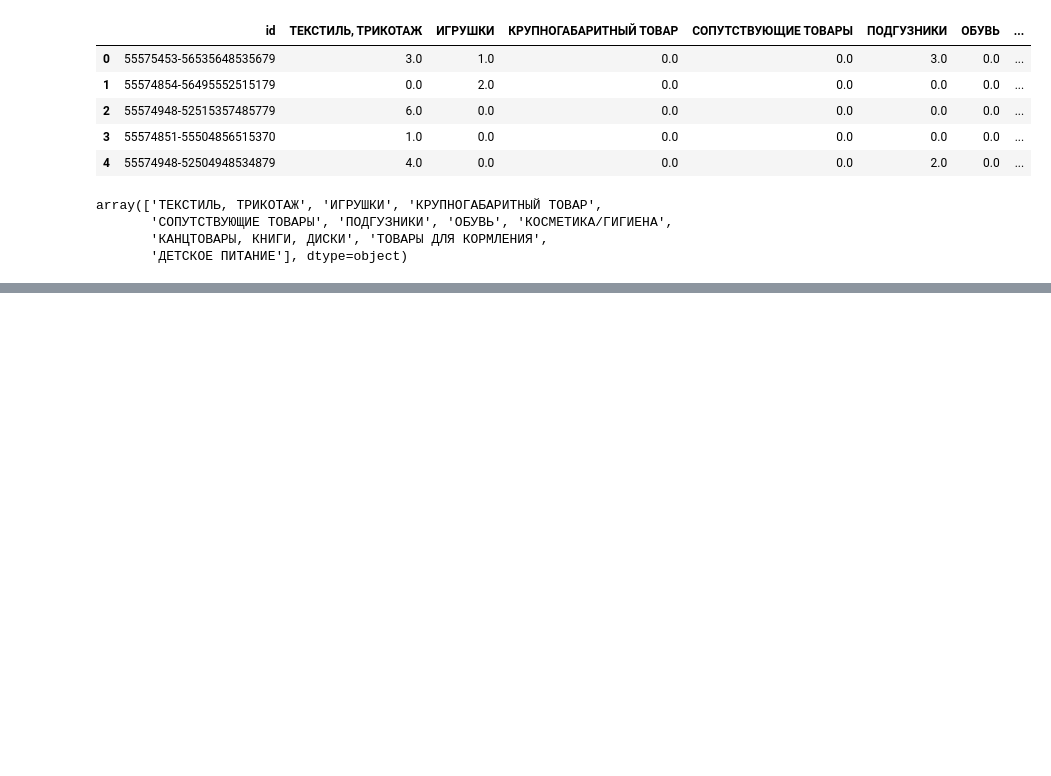
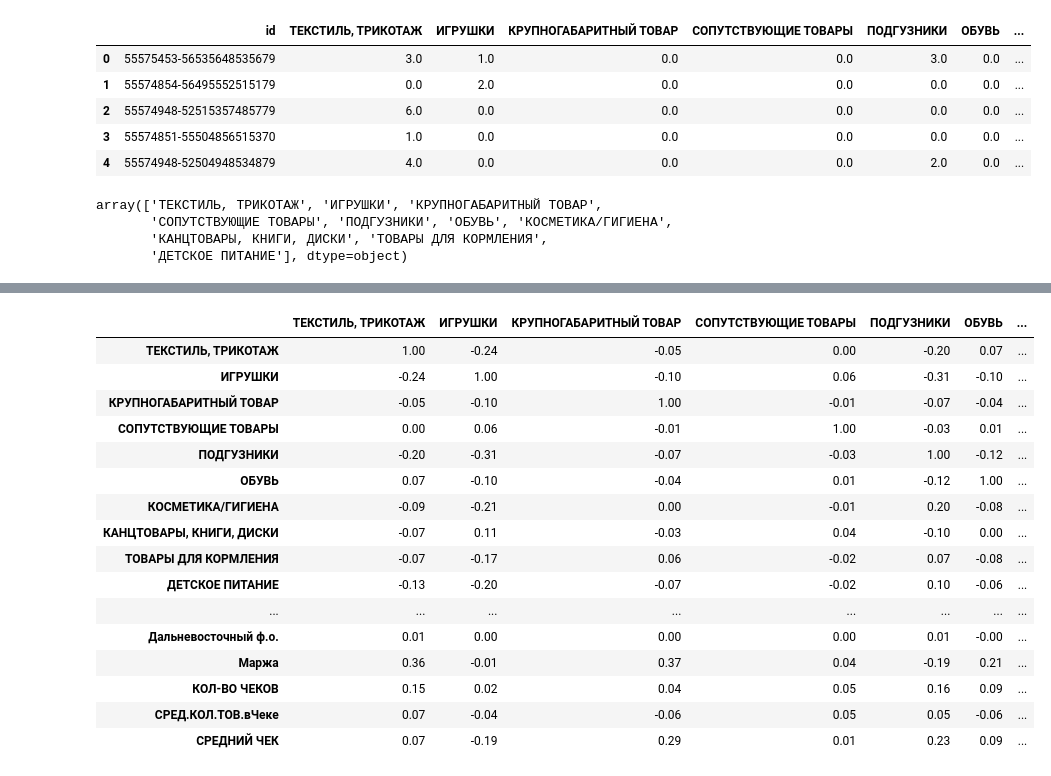
Before and after one commit to danzhukk/project-clusters, a Jupyter notebook: project.ipynb, the cells around one changed output, grey strips where cells are left out. Drawn from its saved outputs; the diff is of its cells as text; code cells hidden in the pictures; blank space fills up the shorter version.

```diff
--- a/project.ipynb
+++ b/project.ipynb
@@ -781,0 +848,23 @@ KeyError: 'ТЕКСТИЛЬ'
+# %%
+df = df.drop(['Количество'], axis=1)
+# %%
+corr = df.select_dtypes(include='number').corr(method='spearman')
+corr.style.background_gradient(cmap='coolwarm').format(precision=2)
+# %% [output]
+|  | ТЕКСТИЛЬ, ТРИКОТАЖ | ИГРУШКИ | КРУПНОГАБАРИТНЫЙ ТОВАР | СОПУТСТВУЮЩИЕ ТОВАРЫ | ПОДГУЗНИКИ | ОБУВЬ | ... |
+| ТЕКСТИЛЬ, ТРИКОТАЖ | 1.00 | -0.24 | -0.05 | 0.00 | -0.20 | 0.07 | ... |
+| ИГРУШКИ | -0.24 | 1.00 | -0.10 | 0.06 | -0.31 | -0.10 | ... |
+| КРУПНОГАБАРИТНЫЙ ТОВАР | -0.05 | -0.10 | 1.00 | -0.01 | -0.07 | -0.04 | ... |
+| СОПУТСТВУЮЩИЕ ТОВАРЫ | 0.00 | 0.06 | -0.01 | 1.00 | -0.03 | 0.01 | ... |
+| ПОДГУЗНИКИ | -0.20 | -0.31 | -0.07 | -0.03 | 1.00 | -0.12 | ... |
+| ОБУВЬ | 0.07 | -0.10 | -0.04 | 0.01 | -0.12 | 1.00 | ... |
+| КОСМЕТИКА/ГИГИЕНА | -0.09 | -0.21 | 0.00 | -0.01 | 0.20 | -0.08 | ... |
+| КАНЦТОВАРЫ, КНИГИ, ДИСКИ | -0.07 | 0.11 | -0.03 | 0.04 | -0.10 | 0.00 | ... |
+| ТОВАРЫ ДЛЯ КОРМЛЕНИЯ | -0.07 | -0.17 | 0.06 | -0.02 | 0.07 | -0.08 | ... |
+| ДЕТСКОЕ ПИТАНИЕ | -0.13 | -0.20 | -0.07 | -0.02 | 0.10 | -0.06 | ... |
+| ... | ... | ... | ... | ... | ... | ... | ... |
+| Дальневосточный ф.о. | 0.01 | 0.00 | 0.00 | 0.00 | 0.01 | -0.00 | ... |
+| Маржа | 0.36 | -0.01 | 0.37 | 0.04 | -0.19 | 0.21 | ... |
+| КОЛ-ВО ЧЕКОВ | 0.15 | 0.02 | 0.04 | 0.05 | 0.16 | 0.09 | ... |
+| СРЕД.КОЛ.ТОВ.вЧеке | 0.07 | -0.04 | -0.06 | 0.05 | 0.05 | -0.06 | ... |
+| СРЕДНИЙ ЧЕК | 0.07 | -0.19 | 0.29 | 0.01 | 0.23 | 0.09 | ... |
```
Also changed, not shown: parts of 34 cells of this notebook.
